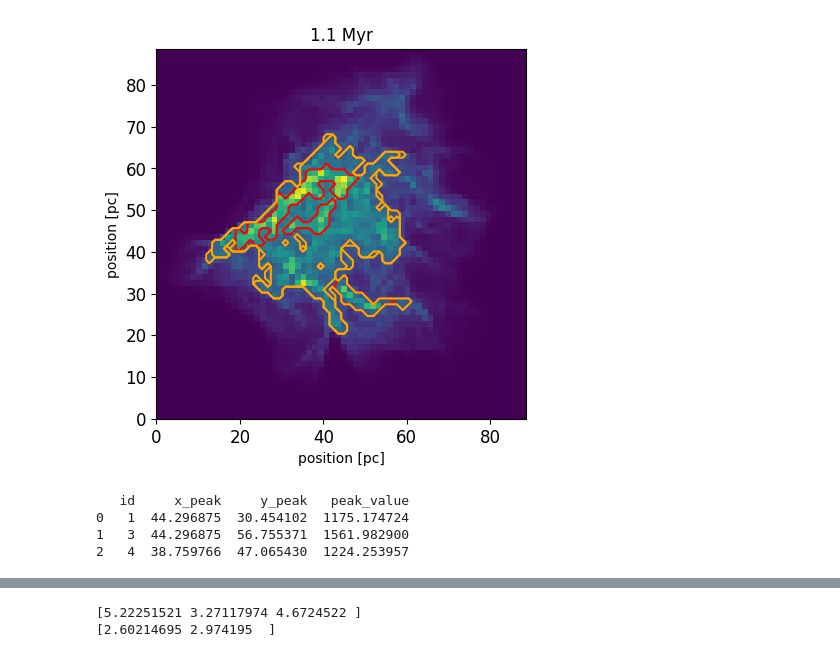
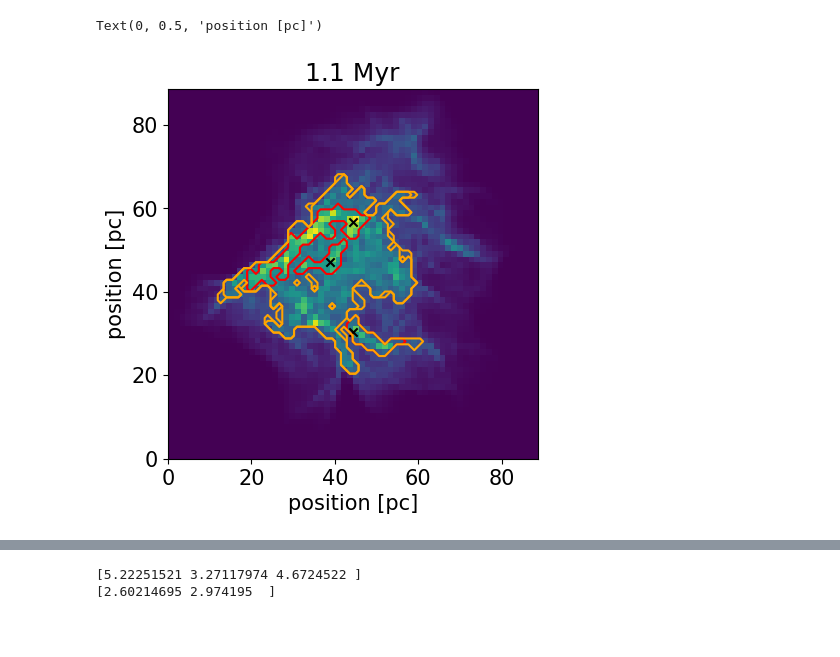
Before and after one commit to kotora260/StarGen, a Jupyter notebook: dendro2D_1000.ipynb, the cells around one changed output, grey strips where cells are left out. Drawn from its saved outputs; the diff is of its cells as text; code cells hidden in the pictures; blank space fills up the shorter version.

```diff
--- a/dendro2D_1000.ipynb
+++ b/dendro2D_1000.ipynb
@@ -14,8 +15,8 @@ from scipy.optimize import curve_fit
 # %%
 # load data
 
-d1000 = np.load("datasets/1000.npz")
-m1000 = d1000["arr_2"]
+d = np.load("datasets/1000.npz")
+m = d["arr_2"]
 # %%
 # make int map
 
@@ -42,4 +38,4 @@ plt.savefig("int_map_1000")
 # %%
 # compute dendrogram
 
-dendro_1000 = Dendrogram.compute(int_map_1000, min_value=400, min_delta=150, min_npix=20)
+dendro = Dendrogram.compute(int_map, min_value=400, min_delta=150, min_npix=20)
@@ -83,29 +41,0 @@ branch_sizes: [858.46824646 967.69300103]
-# %%
-# check the mass of leaves and branches
-
-mass_per_leaf, mass_per_branch = [], []
-
-for structure_index in leaf_indices:
-    structure = dendro_1000[structure_index]
-    mask = structure.get_mask()
-    indices = np.where(mask)
-    leaf_mass = np.sum(int_map_1000[indices])
-    mass_per_leaf.append(leaf_mass)
-
-for structure_index in branch_indices:
-    structure = dendro_1000[structure_index]
-    mask = structure.get_mask()
-    indices = np.where(mask)
-    branch_mass = np.sum(int_map_1000[indices])
-    mass_per_branch.append(branch_mass)
-
-mass_per_leaf_array = np.array(mass_per_leaf) / 0.65
-mass_per_branch_array = np.array(mass_per_branch) / 0.65
-
-total_mass_leaf = np.sum(mass_per_leaf_array)
-total_mass_branch = np.sum(mass_per_branch_array)
-
-print('mass_per_leaf:', mass_per_leaf_array.tolist())
-print('total_mass_leaf:', total_mass_leaf)
-print('mass_per_branch:', mass_per_branch_array.tolist())
-print('total_mass_branch:', total_mass_branch)
@@ -117,42 +184,22 @@ total_mass_branch: 1034541.0123987513
 # %%
 # plot the contour
 
 fig = plt.figure()
 ax = fig.add_subplot(1, 1, 1)
-im = ax.imshow(int_map_1000, extent=extent, origin='lower')
+im = ax.imshow(int_map, extent=extent, origin='lower')
 
-p = dendro_1000.plotter()
+p = dendro.plotter()
 
 for index_leaf in leaf_indices:
     p.plot_contour(ax, extent=extent, structure=index_leaf, colors='red')
 for index_branch in branch_indices:
     p.plot_contour(ax, extent=extent, structure=index_branch, colors='orange')
 
+ax.scatter(leaf_feature['x_peak'], leaf_feature['y_peak'], marker='x', color='black')
+
 ax.set_title("1.1 Myr")
 ax.set_xlabel('position [pc]')
 ax.set_ylabel('position [pc]')
-plt.tick_params(labelsize=12)
-
-#plt.savefig("dendro_1000_contour")
 # %% [output]
+Text(0, 0.5, 'position [pc]')
-[figure, old version]
+[figure, new version]
-# %%
-# make peaks list
-
-index_list, x_peak, y_peak, peak_value = [], [], [], []
-for s in dendro_1000.leaves:
-    index_list.append(s.idx)
-    y_ch, x_ch = s.get_peak()[0]
-    value = s.get_peak()[1]
-    x_peak.append(round(float(x_ch), 6))
-    y_peak.append(round(float(y_ch), 6))
-    peak_value.append(round(float(value), 6))
-
-peak = pd.DataFrame({'id':index_list, 'x_peak':x_peak * pc, 'y_peak':y_peak * pc, 'peak_value':peak_value})
-
-print(peak)
-# %% [output]
-   id     x_peak     y_peak   peak_value
-0   1  44.296875  30.454102  1175.174724
-1   3  44.296875  56.755371  1561.982900
-2   4  38.759766  47.065430  1224.253957
```
Also changed, not shown: parts of 20 cells of this notebook.
